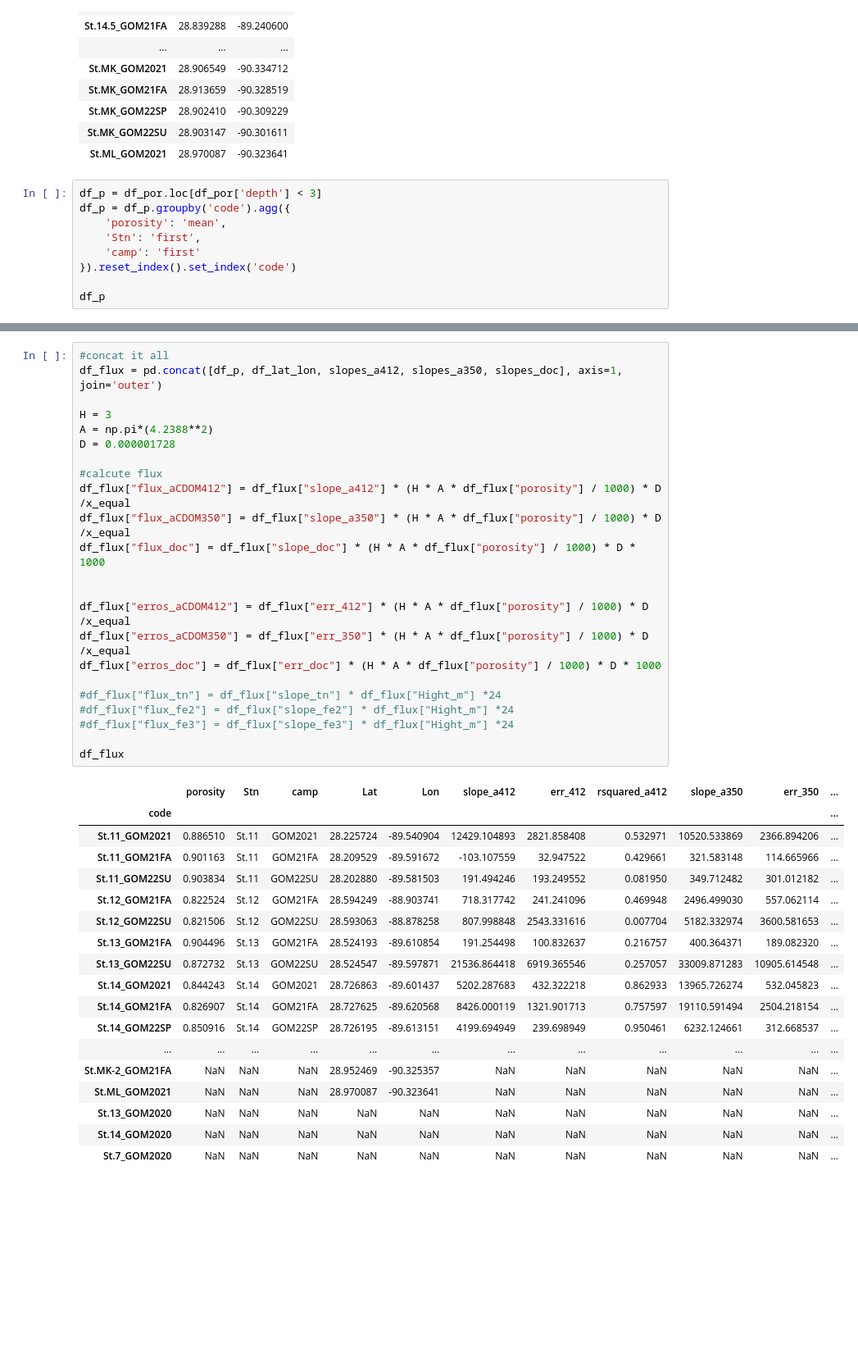
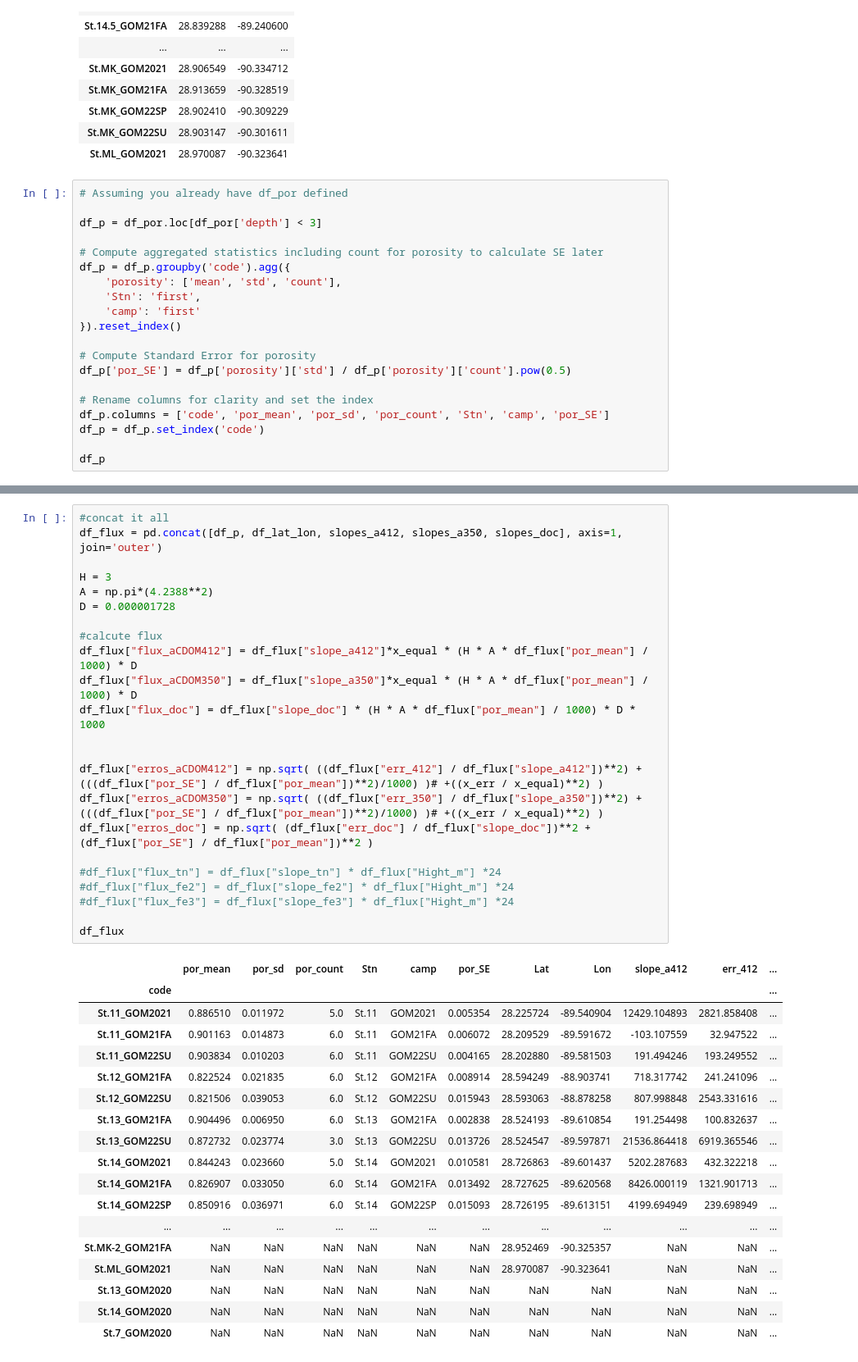
Before and after one commit to Hanna-the-explorer/Data_codes, a Jupyter notebook: Flux_Calculations_pore_water.ipynb, the cells around one changed output, grey strips where cells are left out. Shown at 82% size. Cells and saved outputs as stored; diff of their text form; blank space fills up the shorter version.

```diff
--- a/Flux_Calculations_pore_water.ipynb
+++ b/Flux_Calculations_pore_water.ipynb
@@ -600,12 +584,23 @@ df_lat_lon
 | St.MK_GOM22SU | 28.903147 | -90.301611 |
 | St.ML_GOM2021 | 28.970087 | -90.323641 |
 # %%
+# Assuming you already have df_por defined
+
 df_p = df_por.loc[df_por['depth'] < 3]
+
+# Compute aggregated statistics including count for porosity to calculate SE later
 df_p = df_p.groupby('code').agg({
-    'porosity': 'mean',
+    'porosity': ['mean', 'std', 'count'],
     'Stn': 'first',
     'camp': 'first'
-}).reset_index().set_index('code')
+}).reset_index()
+
+# Compute Standard Error for porosity
+df_p['por_SE'] = df_p['porosity']['std'] / df_p['porosity']['count'].pow(0.5)
+
+# Rename columns for clarity and set the index
+df_p.columns = ['code', 'por_mean', 'por_sd', 'por_count', 'Stn', 'camp', 'por_SE']
+df_p = df_p.set_index('code')
 
 df_p
 # %% [output]
@@ -639,42 +630,42 @@ np.pi
 # %%
 #concat it all
 df_flux = pd.concat([df_p, df_lat_lon, slopes_a412, slopes_a350, slopes_doc], axis=1, join='outer')
 
 H = 3
 A = np.pi*(4.2388**2)
 D = 0.000001728
 
 #calcute flux
-df_flux["flux_aCDOM412"] = df_flux["slope_a412"] * (H * A * df_flux["porosity"] / 1000) * D  /x_equal
-df_flux["flux_aCDOM350"] = df_flux["slope_a350"] * (H * A * df_flux["porosity"] / 1000) * D  /x_equal
-df_flux["flux_doc"] = df_flux["slope_doc"] * (H * A * df_flux["porosity"] / 1000) * D * 1000
+df_flux["flux_aCDOM412"] = df_flux["slope_a412"]*x_equal * (H * A * df_flux["por_mean"] / 1000) * D
+df_flux["flux_aCDOM350"] = df_flux["slope_a350"]*x_equal * (H * A * df_flux["por_mean"] / 1000) * D
+df_flux["flux_doc"] = df_flux["slope_doc"] * (H * A * df_flux["por_mean"] / 1000) * D * 1000
 
 
-df_flux["erros_aCDOM412"] = df_flux["err_412"] * (H * A * df_flux["porosity"] / 1000) * D  /x_equal
-df_flux["erros_aCDOM350"] = df_flux["err_350"] * (H * A * df_flux["porosity"] / 1000) * D  /x_equal
-df_flux["erros_doc"] = df_flux["err_doc"] * (H * A * df_flux["porosity"] / 1000) * D * 1000
+df_flux["erros_aCDOM412"] = np.sqrt( ((df_flux["err_412"] / df_flux["slope_a412"])**2) + (((df_flux["por_SE"] / df_flux["por_mean"])**2)/1000) )# +((x_err / x_equal)**2) )
+df_flux["erros_aCDOM350"] = np.sqrt( ((df_flux["err_350"] / df_flux["slope_a350"])**2) + (((df_flux["por_SE"] / df_flux["por_mean"])**2)/1000) )# +((x_err / x_equal)**2) )
+df_flux["erros_doc"] = np.sqrt( (df_flux["err_doc"] / df_flux["slope_doc"])**2 + (df_flux["por_SE"] / df_flux["por_mean"])**2 )
 
 #df_flux["flux_tn"] = df_flux["slope_tn"] * df_flux["Hight_m"] *24
 #df_flux["flux_fe2"] = df_flux["slope_fe2"] * df_flux["Hight_m"] *24
 #df_flux["flux_fe3"] = df_flux["slope_fe3"] * df_flux["Hight_m"] *24
 
 df_flux
 # %% [output]
-|  | porosity | Stn | camp | Lat | Lon | slope_a412 | err_412 | rsquared_a412 | slope_a350 | err_350 | ... |
+|  | por_mean | por_sd | por_count | Stn | camp | por_SE | Lat | Lon | slope_a412 | err_412 | ... |
 | code |  |  |  |  |  |  |  |  |  |  | ... |
-| St.11_GOM2021 | 0.886510 | St.11 | GOM2021 | 28.225724 | -89.540904 | 12429.104893 | 2821.858408 | 0.532971 | 10520.533869 | 2366.894206 | ... |
-| St.11_GOM21FA | 0.901163 | St.11 | GOM21FA | 28.209529 | -89.591672 | -103.107559 | 32.947522 | 0.429661 | 321.583148 | 114.665966 | ... |
-| St.11_GOM22SU | 0.903834 | St.11 | GOM22SU | 28.202880 | -89.581503 | 191.494246 | 193.249552 | 0.081950 | 349.712482 | 301.012182 | ... |
-| St.12_GOM21FA | 0.822524 | St.12 | GOM21FA | 28.594249 | -88.903741 | 718.317742 | 241.241096 | 0.469948 | 2496.499030 | 557.062114 | ... |
-| St.12_GOM22SU | 0.821506 | St.12 | GOM22SU | 28.593063 | -88.878258 | 807.998848 | 2543.331616 | 0.007704 | 5182.332974 | 3600.581653 | ... |
-| St.13_GOM21FA | 0.904496 | St.13 | GOM21FA | 28.524193 | -89.610854 | 191.254498 | 100.832637 | 0.216757 | 400.364371 | 189.082320 | ... |
-| St.13_GOM22SU | 0.872732 | St.13 | GOM22SU | 28.524547 | -89.597871 | 21536.864418 | 6919.365546 | 0.257057 | 33009.871283 | 10905.614548 | ... |
-| St.14_GOM2021 | 0.844243 | St.14 | GOM2021 | 28.726863 | -89.601437 | 5202.287683 | 432.322218 | 0.862933 | 13965.726274 | 532.045823 | ... |
-| St.14_GOM21FA | 0.826907 | St.14 | GOM21FA | 28.727625 | -89.620568 | 8426.000119 | 1321.901713 | 0.757597 | 19110.591494 | 2504.218154 | ... |
-| St.14_GOM22SP | 0.850916 | St.14 | GOM22SP | 28.726195 | -89.613151 | 4199.694949 | 239.698949 | 0.950461 | 6232.124661 | 312.668537 | ... |
+| St.11_GOM2021 | 0.886510 | 0.011972 | 5.0 | St.11 | GOM2021 | 0.005354 | 28.225724 | -89.540904 | 12429.104893 | 2821.858408 | ... |
+| St.11_GOM21FA | 0.901163 | 0.014873 | 6.0 | St.11 | GOM21FA | 0.006072 | 28.209529 | -89.591672 | -103.107559 | 32.947522 | ... |
+| St.11_GOM22SU | 0.903834 | 0.010203 | 6.0 | St.11 | GOM22SU | 0.004165 | 28.202880 | -89.581503 | 191.494246 | 193.249552 | ... |
+| St.12_GOM21FA | 0.822524 | 0.021835 | 6.0 | St.12 | GOM21FA | 0.008914 | 28.594249 | -88.903741 | 718.317742 | 241.241096 | ... |
+| St.12_GOM22SU | 0.821506 | 0.039053 | 6.0 | St.12 | GOM22SU | 0.015943 | 28.593063 | -88.878258 | 807.998848 | 2543.331616 | ... |
+| St.13_GOM21FA | 0.904496 | 0.006950 | 6.0 | St.13 | GOM21FA | 0.002838 | 28.524193 | -89.610854 | 191.254498 | 100.832637 | ... |
+| St.13_GOM22SU | 0.872732 | 0.023774 | 3.0 | St.13 | GOM22SU | 0.013726 | 28.524547 | -89.597871 | 21536.864418 | 6919.365546 | ... |
+| St.14_GOM2021 | 0.844243 | 0.023660 | 5.0 | St.14 | GOM2021 | 0.010581 | 28.726863 | -89.601437 | 5202.287683 | 432.322218 | ... |
+| St.14_GOM21FA | 0.826907 | 0.033050 | 6.0 | St.14 | GOM21FA | 0.013492 | 28.727625 | -89.620568 | 8426.000119 | 1321.901713 | ... |
+| St.14_GOM22SP | 0.850916 | 0.036971 | 6.0 | St.14 | GOM22SP | 0.015093 | 28.726195 | -89.613151 | 4199.694949 | 239.698949 | ... |
 | ... | ... | ... | ... | ... | ... | ... | ... | ... | ... | ... | ... |
-| St.MK-2_GOM21FA | NaN | NaN | NaN | 28.952469 | -90.325357 | NaN | NaN | NaN | NaN | NaN | ... |
-| St.ML_GOM2021 | NaN | NaN | NaN | 28.970087 | -90.323641 | NaN | NaN | NaN | NaN | NaN | ... |
+| St.MK-2_GOM21FA | NaN | NaN | NaN | NaN | NaN | NaN | 28.952469 | -90.325357 | NaN | NaN | ... |
+| St.ML_GOM2021 | NaN | NaN | NaN | NaN | NaN | NaN | 28.970087 | -90.323641 | NaN | NaN | ... |
 | St.13_GOM2020 | NaN | NaN | NaN | NaN | NaN | NaN | NaN | NaN | NaN | NaN | ... |
 | St.14_GOM2020 | NaN | NaN | NaN | NaN | NaN | NaN | NaN | NaN | NaN | NaN | ... |
 | St.7_GOM2020 | NaN | NaN | NaN | NaN | NaN | NaN | NaN | NaN | NaN | NaN | ... |
```
Also changed, not shown: parts of 19 cells of this notebook, 3 other files.
